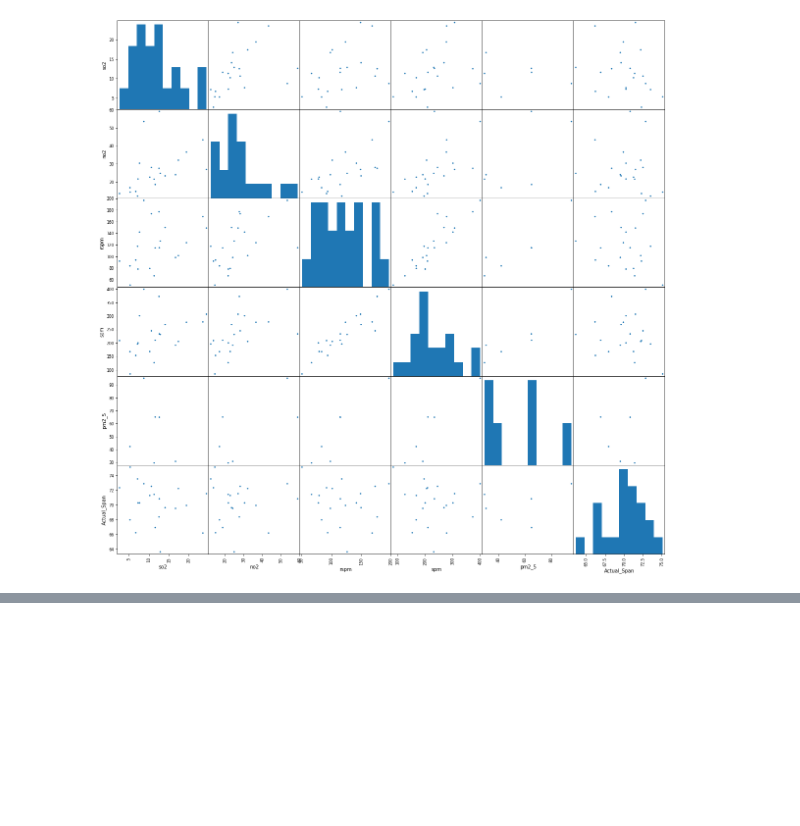
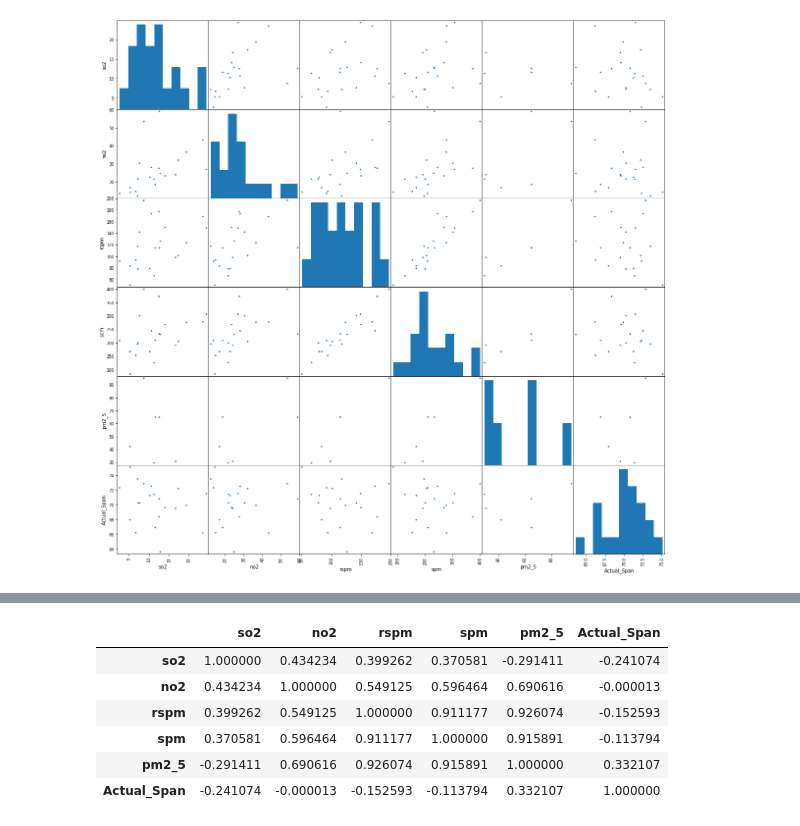
Before and after one commit to hanzhi227/Capstone1, a Jupyter notebook: IndiaAirVSLife.ipynb, the cells around one changed output, grey strips where cells are left out. Cells and saved outputs as stored; diff of their text form; code cells hidden in the pictures; blank space fills up the shorter version.

```diff
--- a/IndiaAirVSLife.ipynb
+++ b/IndiaAirVSLife.ipynb
@@ -129,0 +134,10 @@ life_air_avg.corr().plot(kind = 'bar')
+# %%
+life_air_avg.corr()
+# %% [output]
+|  | so2 | no2 | rspm | spm | pm2_5 | Actual_Span |
+| so2 | 1.000000 | 0.434234 | 0.399262 | 0.370581 | -0.291411 | -0.241074 |
+| no2 | 0.434234 | 1.000000 | 0.549125 | 0.596464 | 0.690616 | -0.000013 |
+| rspm | 0.399262 | 0.549125 | 1.000000 | 0.911177 | 0.926074 | -0.152593 |
+| spm | 0.370581 | 0.596464 | 0.911177 | 1.000000 | 0.915891 | -0.113794 |
+| pm2_5 | -0.291411 | 0.690616 | 0.926074 | 0.915891 | 1.000000 | 0.332107 |
+| Actual_Span | -0.241074 | -0.000013 | -0.152593 | -0.113794 | 0.332107 | 1.000000 |
```
Also changed, not shown: parts of 12 cells of this notebook.
